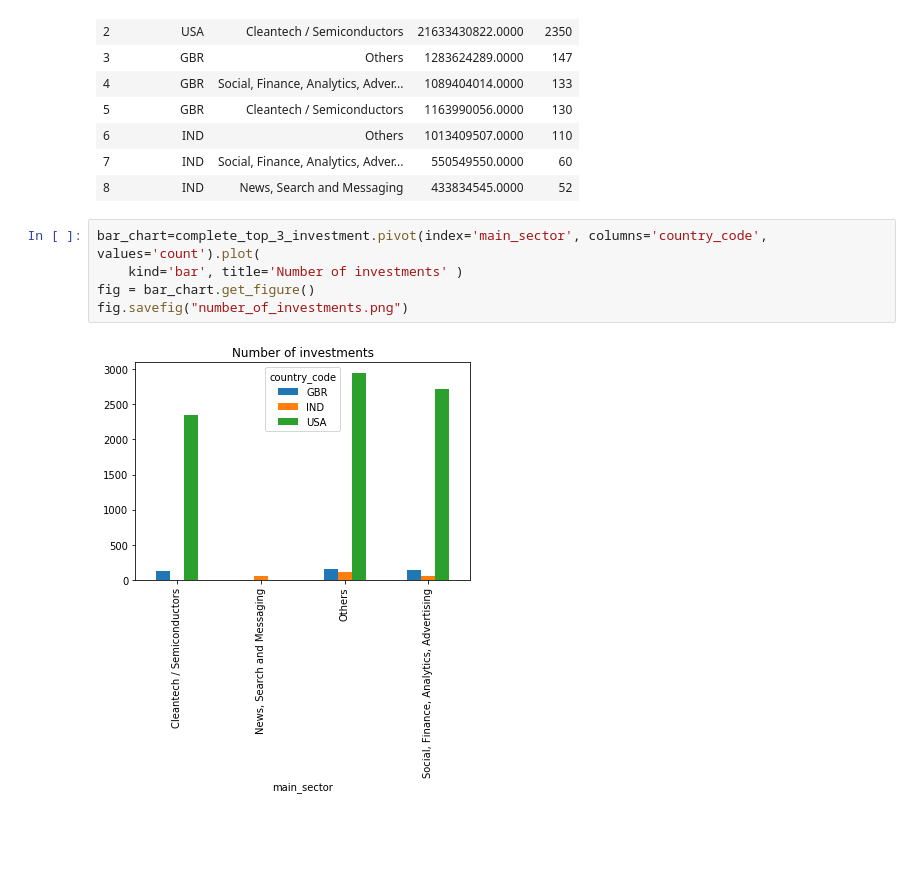
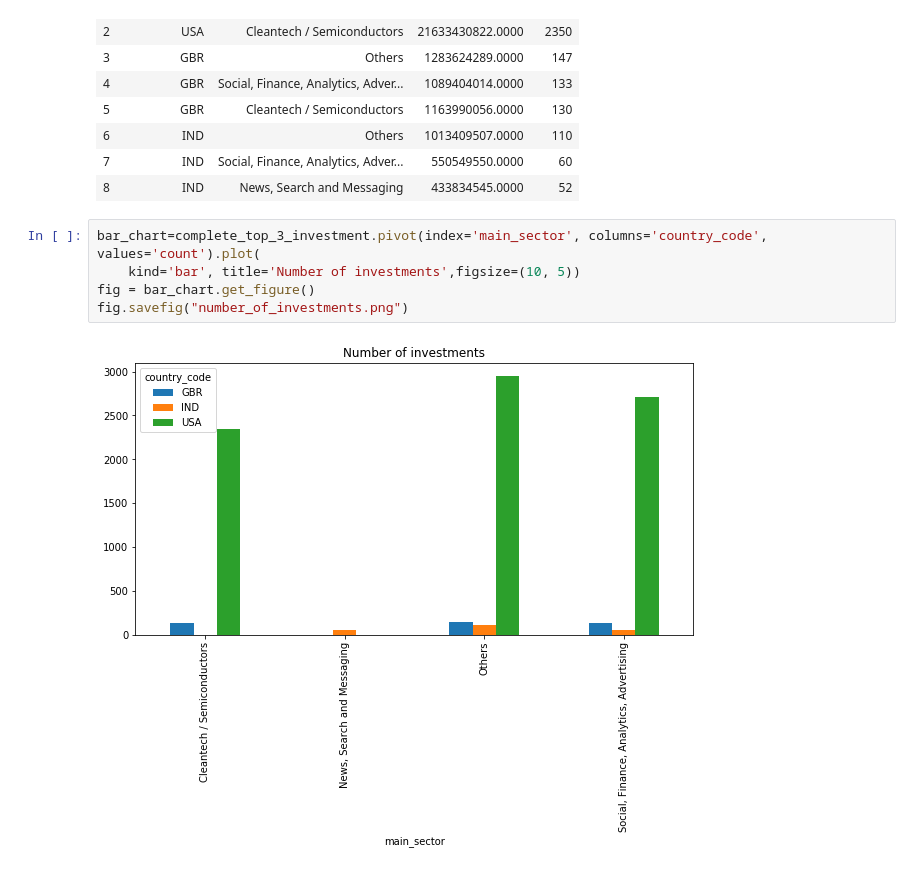
Before and after one commit to ashwanikumar04/crunchbase-startup-investment-analysis, a Jupyter notebook: investment_analysis_assignment.ipynb, the cells around one changed output. Drawn from its saved outputs; the diff is of its cells as text; blank space fills up the shorter version.

Commit message:
added investment analysis

```diff
--- a/investment_analysis_assignment.ipynb
+++ b/investment_analysis_assignment.ipynb
@@ -794,8 +794,8 @@ complete_top_3_investment.head(10)
 | 8 | IND | News, Search and Messaging | 433834545.0000 | 52 |
 # %%
 bar_chart=complete_top_3_investment.pivot(index='main_sector', columns='country_code', values='count').plot(
-    kind='bar', title='Number of investments' )
+    kind='bar', title='Number of investments',figsize=(10, 5))
 fig = bar_chart.get_figure()
 fig.savefig("number_of_investments.png")
 # %% [output]
-[figure, old version]
+[figure, new version]
```
Also changed, not shown: parts of 12 cells of this notebook, 7 other files.
